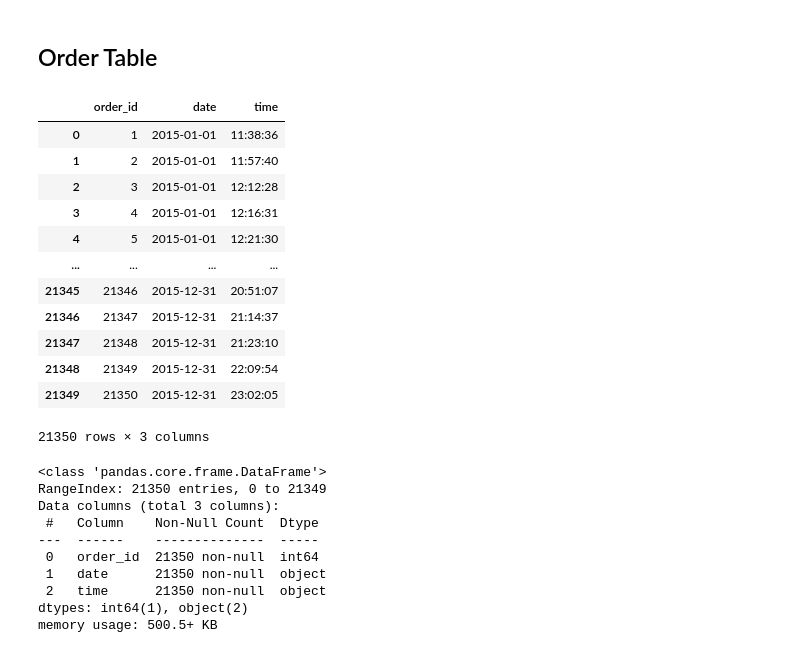
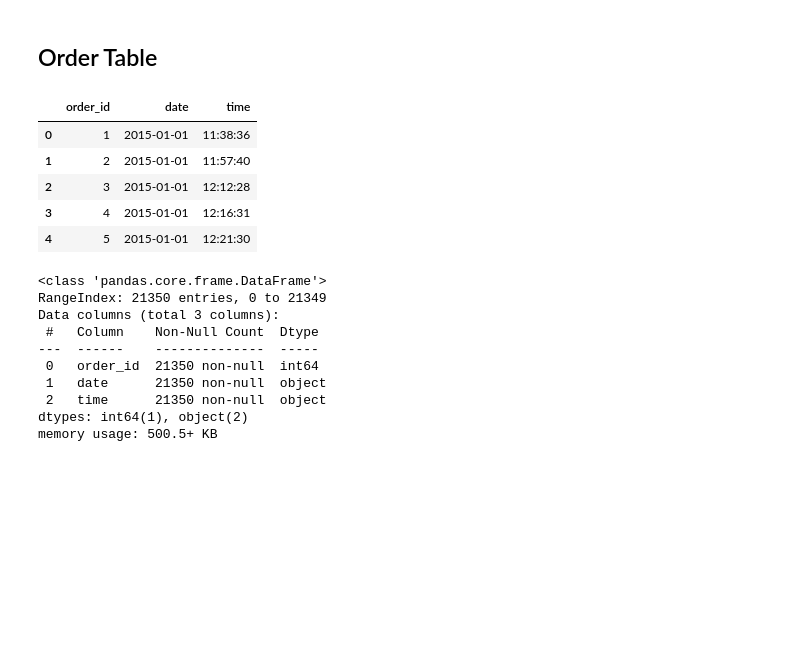
Before and after one commit to TelRich/Plato-s_Pizza_Analysis, a Jupyter notebook: pizza_sales.ipynb, the cells around one changed output. Cells and saved outputs as stored; diff of their text form; code cells hidden in the pictures; blank space fills up the shorter version.

```diff
--- a/pizza_sales.ipynb
+++ b/pizza_sales.ipynb
@@ -45,21 +45,14 @@ piza = pd.read_csv('pizzas.csv')
 # %% [markdown]
 ## Order Table
 # %%
-ord
+ord.head()
 # %% [output]
 |  | order_id | date | time |
 | 0 | 1 | 2015-01-01 | 11:38:36 |
 | 1 | 2 | 2015-01-01 | 11:57:40 |
 | 2 | 3 | 2015-01-01 | 12:12:28 |
 | 3 | 4 | 2015-01-01 | 12:16:31 |
 | 4 | 5 | 2015-01-01 | 12:21:30 |
-| ... | ... | ... | ... |
-| 21345 | 21346 | 2015-12-31 | 20:51:07 |
-| 21346 | 21347 | 2015-12-31 | 21:14:37 |
-| 21347 | 21348 | 2015-12-31 | 21:23:10 |
-| 21348 | 21349 | 2015-12-31 | 22:09:54 |
-| 21349 | 21350 | 2015-12-31 | 23:02:05 |
-21350 rows × 3 columns
 # %%
 ord.info()
 # %% [output]
```
Also changed, not shown: parts of 6 cells of this notebook.
